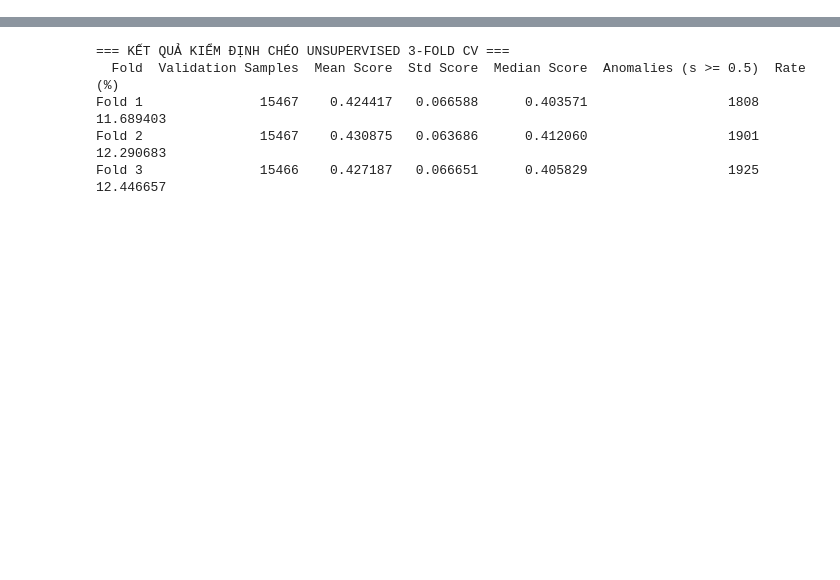
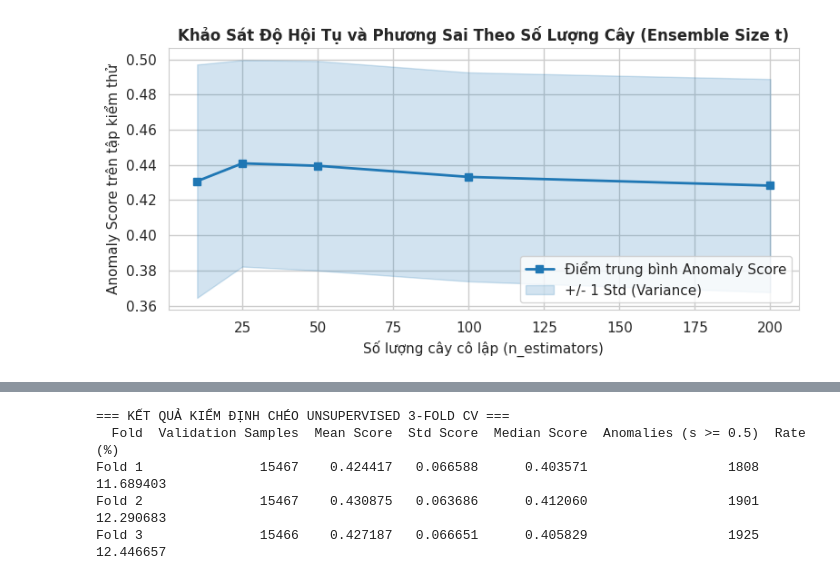
Before and after one commit to vongocgiavy/IFOREST, a Jupyter notebook: shuttle_anomaly_detection_iforest.ipynb, the cells around one changed output, grey strips where cells are left out. Saved outputs shown, nothing was run; the diff lists cells and outputs as text; code cells hidden in the pictures; blank space fills up the shorter version.

```diff
--- a/shuttle_anomaly_detection_iforest.ipynb
+++ b/shuttle_anomaly_detection_iforest.ipynb
@@ -420,0 +336,31 @@ print(tune_df.to_string(index=False))
+# %%
+# Thực nghiệm khảo sát sự hội tụ của Anomaly Score theo số lượng cây cô lập t
+tree_candidates = [10, 25, 50, 100, 200]
+sample_test_subset = X_test.values[:500]
+mean_scores = []
+std_scores = []
+
+for n_t in tree_candidates:
+    m = IsolationForest(n_estimators=n_t, max_samples=256, random_state=42).fit(X_train.values)
+    sc = m.anomaly_score(sample_test_subset)
+    mean_scores.append(np.mean(sc))
+    std_scores.append(np.std(sc))
+
+plt.figure(figsize=(8, 4), dpi=100)
+plt.plot(tree_candidates, mean_scores, marker='s', color='#1f77b4', lw=2, label='Điểm trung bình Anomaly Score')
+plt.fill_between(
+    tree_candidates,
+    np.array(mean_scores) - np.array(std_scores),
+    np.array(mean_scores) + np.array(std_scores),
+    color='#1f77b4',
+    alpha=0.2,
+    label='+/- 1 Std (Variance)'
+)
+plt.title('Khảo Sát Độ Hội Tụ và Phương Sai Theo Số Lượng Cây (Ensemble Size t)', fontsize=12, fontweight='bold')
+plt.xlabel('Số lượng cây cô lập (n_estimators)', fontsize=11)
+plt.ylabel('Anomaly Score trên tập kiểm thử', fontsize=11)
+plt.legend()
+plt.tight_layout()
+plt.show()
+# %% [output]
+[figure, added]
```
Also changed, not shown: parts of 68 cells of this notebook.
